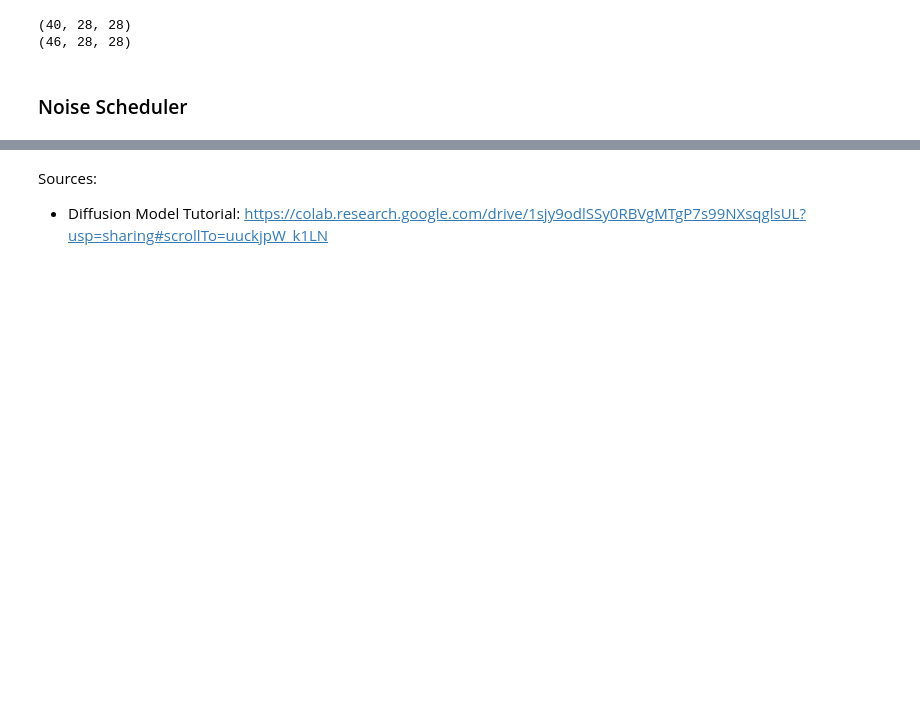
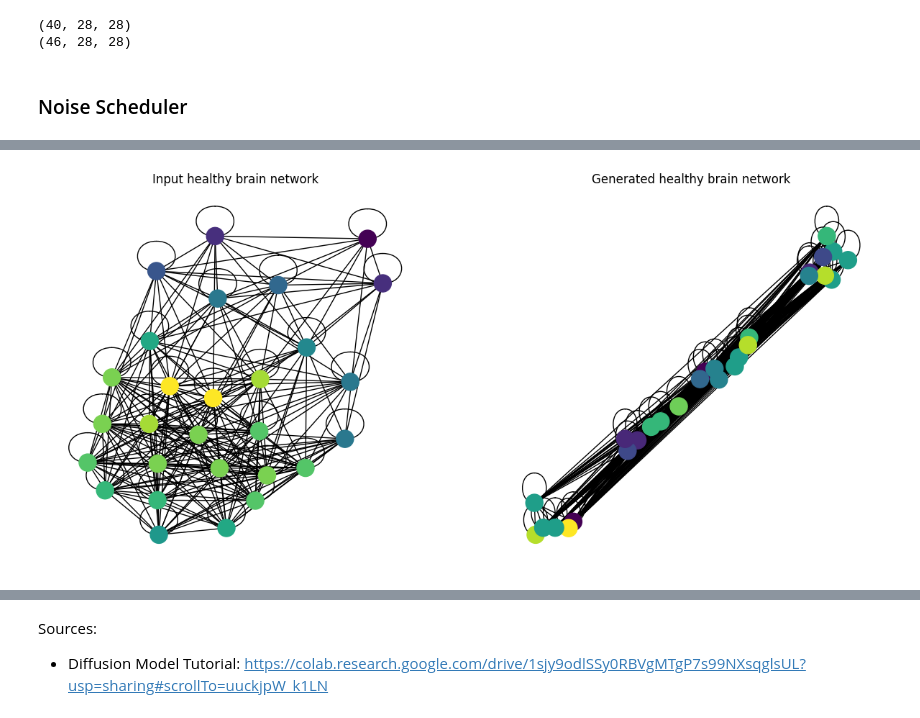
Before and after one commit to mariannearriola/dd-brain-shapes, a Jupyter notebook: shape_project.ipynb, the cells around one changed output, grey strips where cells are left out. Cells and saved outputs as stored; diff of their text form; code cells hidden in the pictures; blank space fills up the shorter version.

```diff
--- a/shape_project.ipynb
+++ b/shape_project.ipynb
@@ -164,0 +224,9 @@ plot_graphs_spatial(g_pred,222,"Generated healthy brain network")
+# %%
+adj_label, adj_pred = np.ceil(h_label),np.ceil(h_preds[0])
+g_label = nx.from_numpy_array(adj_label)
+g_pred = nx.from_numpy_array(adj_pred)
+plt.figure(figsize=(15,15))
+plot_graphs_spatial(g_label,221,"Input healthy brain network")
+plot_graphs_spatial(g_pred,222,"Generated healthy brain network")
+# %% [output]
+[figure, added]
```
Also changed, not shown: parts of 11 cells of this notebook, 2 other files.
